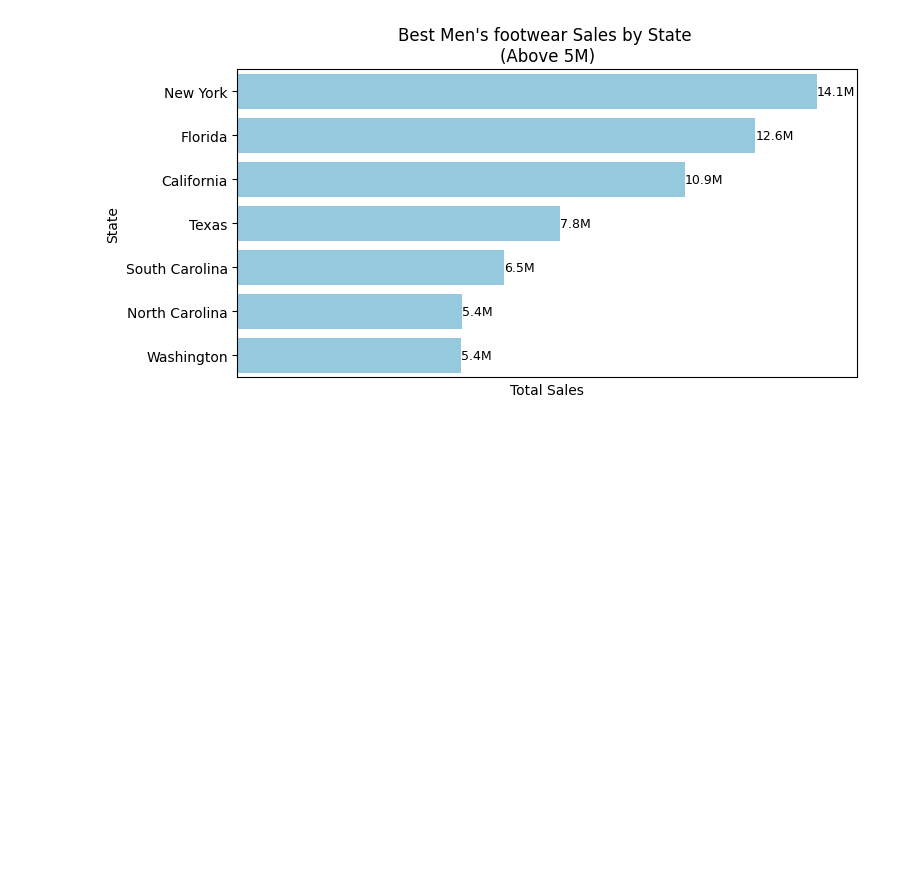
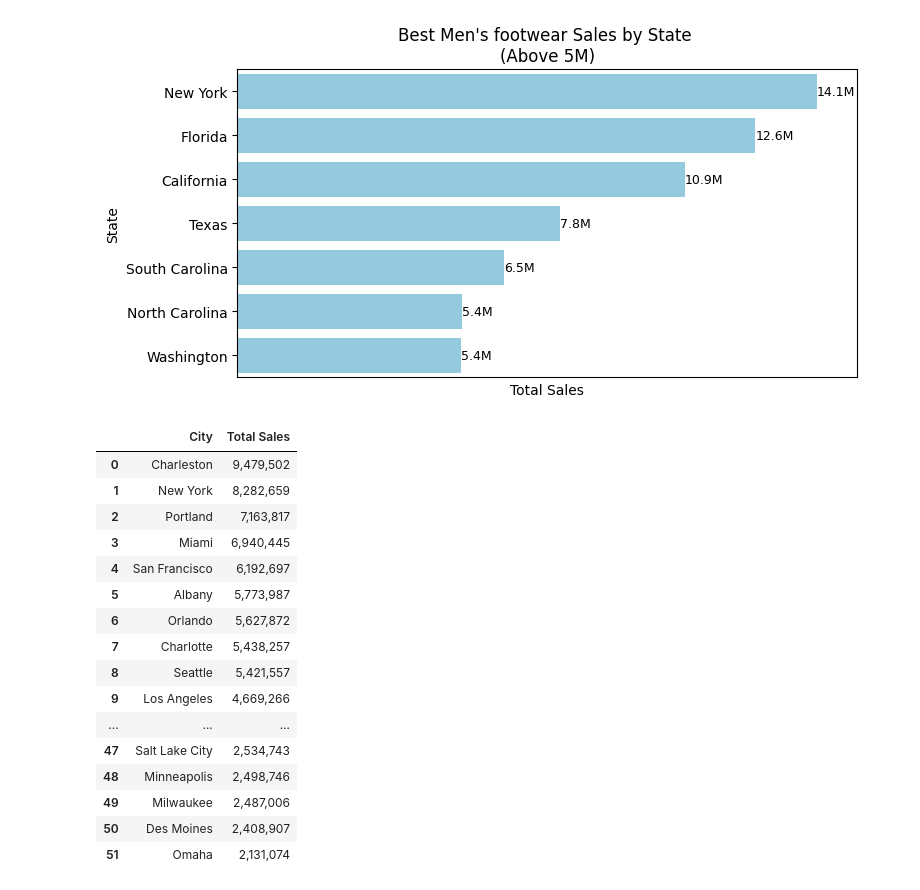
Before and after one commit to murithidenisgitobu/Adidas-Sales-Analysis-Across-the-US, a Jupyter notebook: Jupyter Notebook/adidas_notebook.ipynb, the cells around one changed output. Cells and saved outputs as stored; diff of their text form; code cells hidden in the pictures; blank space fills up the shorter version.

```diff
--- a/Jupyter Notebook/adidas_notebook.ipynb
+++ b/Jupyter Notebook/adidas_notebook.ipynb
@@ -773,3 +777,32 @@ plt.title("Best Men's footwear Sales by State \n(Above 5M)")
 plt.show()
 # %% [output]
 [figure]
+# %%
+# Group Mens Footwear by City and reset index
+mens_footwear_sales_city = (
+    mens_footwear_sales.groupby("City")["Total Sales"]
+    .sum()
+    .reset_index()
+    .sort_values(by="Total Sales", ascending=False)
+    .reset_index(drop=True)
+)
+
+mens_footwear_sales_city.style.format({"Total Sales": "{:,.0f}"})
+# %% [output]
+|  | City | Total Sales |
+| 0 | Charleston | 9,479,502 |
+| 1 | New York | 8,282,659 |
+| 2 | Portland | 7,163,817 |
+| 3 | Miami | 6,940,445 |
+| 4 | San Francisco | 6,192,697 |
+| 5 | Albany | 5,773,987 |
+| 6 | Orlando | 5,627,872 |
+| 7 | Charlotte | 5,438,257 |
+| 8 | Seattle | 5,421,557 |
+| 9 | Los Angeles | 4,669,266 |
+| ... | ... | ... |
+| 47 | Salt Lake City | 2,534,743 |
+| 48 | Minneapolis | 2,498,746 |
+| 49 | Milwaukee | 2,487,006 |
+| 50 | Des Moines | 2,408,907 |
+| 51 | Omaha | 2,131,074 |
```
Also changed, not shown: parts of 7 cells of this notebook, 2 other files.
